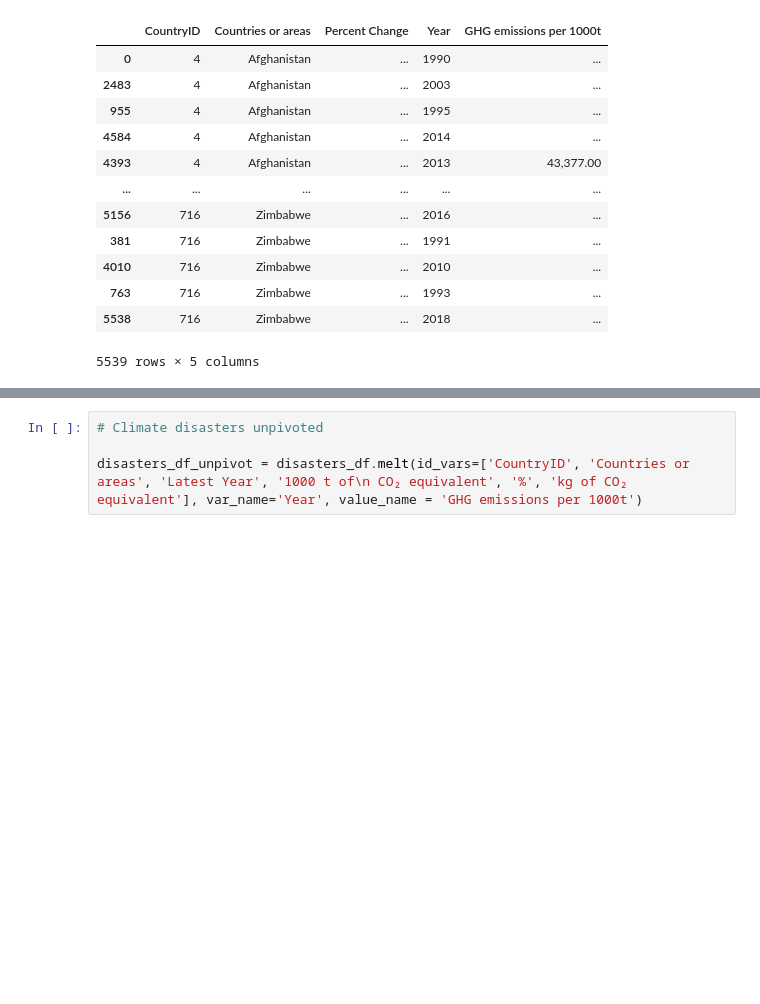
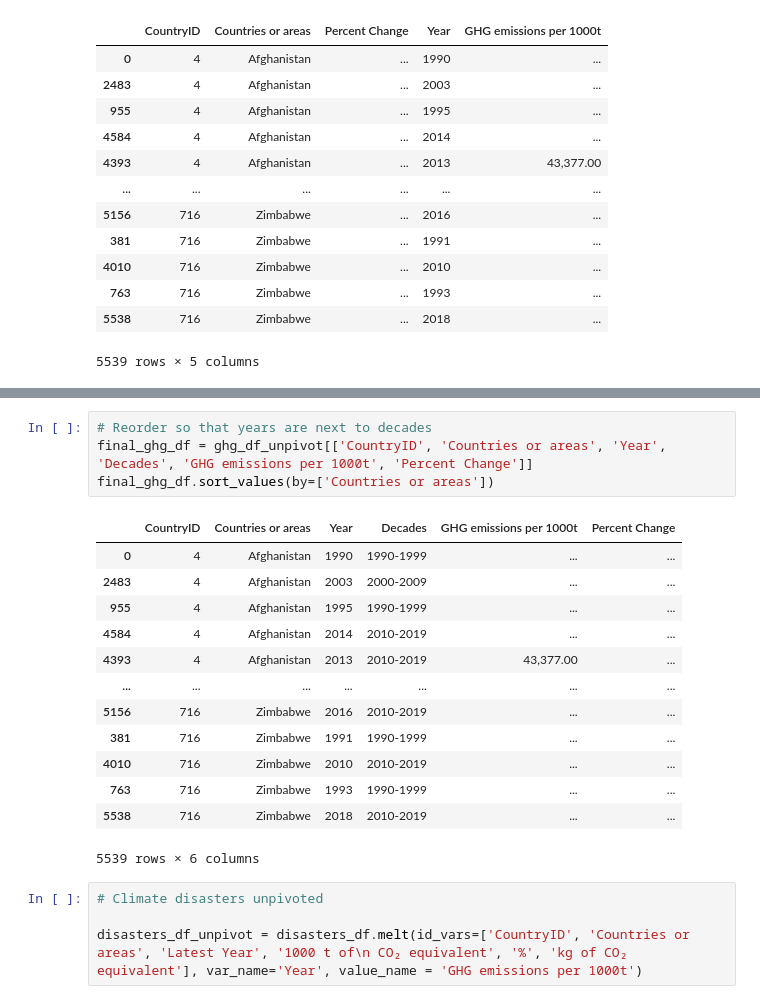
Before and after one commit to ashparra97/ETL-project, a Jupyter notebook: wrangling.ipynb, the cells around one changed output, grey strips where cells are left out. Cells and saved outputs as stored; diff of their text form; blank space fills up the shorter version.

```diff
--- a/wrangling.ipynb
+++ b/wrangling.ipynb
@@ -150,3 +182,21 @@ ghg_df_unpivot.sort_values(by=['Countries or areas'])
+# %%
+# Reorder so that years are next to decades
+final_ghg_df = ghg_df_unpivot[['CountryID', 'Countries or areas', 'Year', 'Decades', 'GHG emissions per 1000t', 'Percent Change']]
+final_ghg_df.sort_values(by=['Countries or areas'])
+# %% [output]
+|  | CountryID | Countries or areas | Year | Decades | GHG emissions per 1000t | Percent Change |
+| 0 | 4 | Afghanistan | 1990 | 1990-1999 | ... | ... |
+| 2483 | 4 | Afghanistan | 2003 | 2000-2009 | ... | ... |
+| 955 | 4 | Afghanistan | 1995 | 1990-1999 | ... | ... |
+| 4584 | 4 | Afghanistan | 2014 | 2010-2019 | ... | ... |
+| 4393 | 4 | Afghanistan | 2013 | 2010-2019 | 43,377.00 | ... |
+| ... | ... | ... | ... | ... | ... | ... |
+| 5156 | 716 | Zimbabwe | 2016 | 2010-2019 | ... | ... |
+| 381 | 716 | Zimbabwe | 1991 | 1990-1999 | ... | ... |
+| 4010 | 716 | Zimbabwe | 2010 | 2010-2019 | ... | ... |
+| 763 | 716 | Zimbabwe | 1993 | 1990-1999 | ... | ... |
+| 5538 | 716 | Zimbabwe | 2018 | 2010-2019 | ... | ... |
+5539 rows × 6 columns
 # %%
 # Climate disasters unpivoted
 
```
Also changed, not shown: parts of 3 cells of this notebook.
